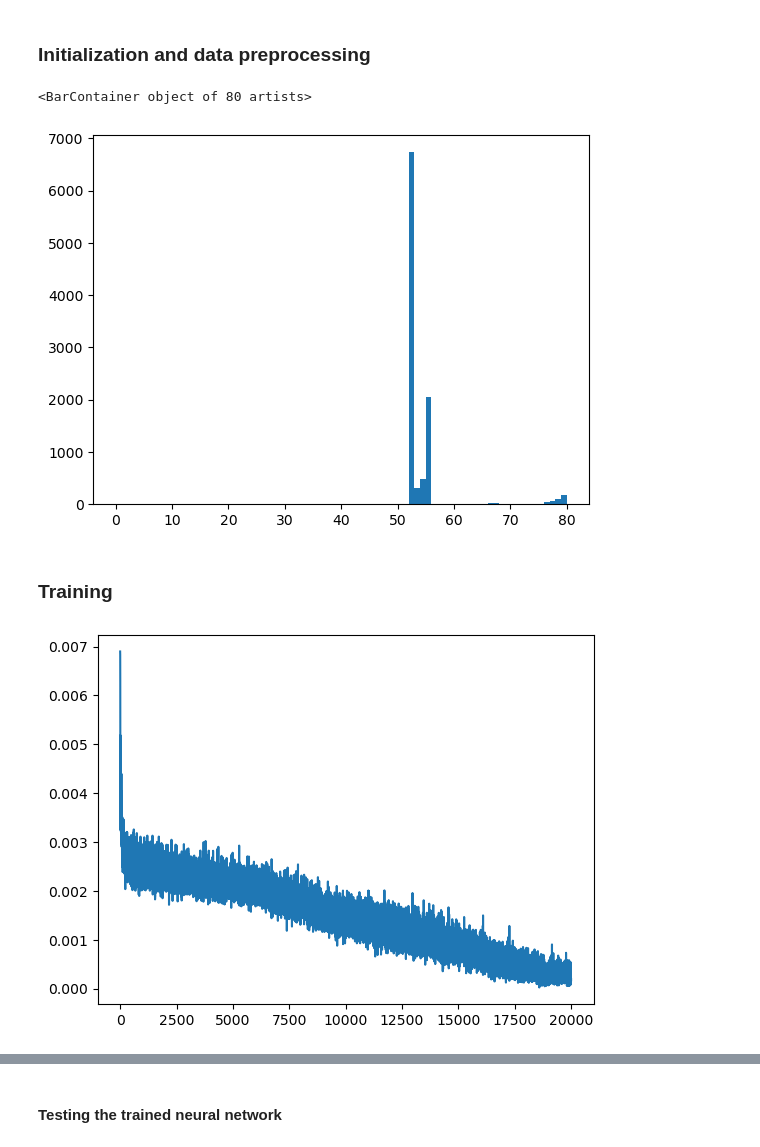
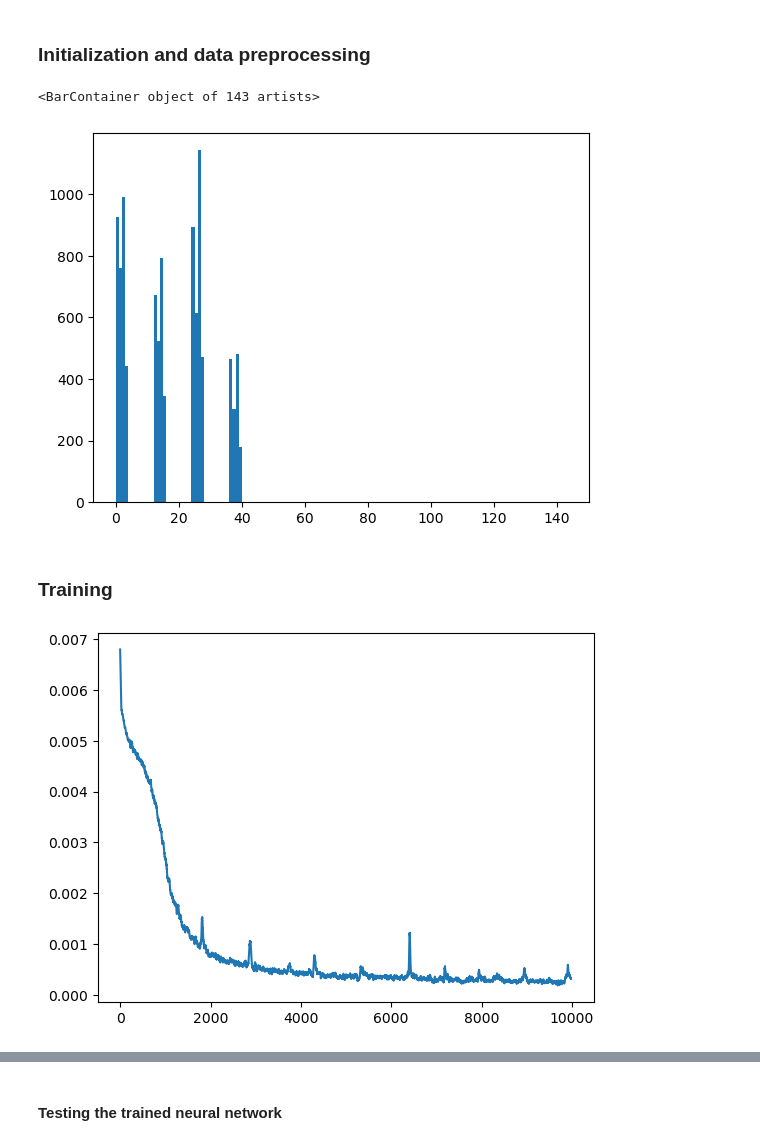
Before and after one commit to fabcaio/railwaynet_learning, a Jupyter notebook: rail_supervised.ipynb, the cells around one changed output, grey strips where cells are left out. Drawn from its saved outputs; the diff is of its cells as text; code cells hidden in the pictures.

```diff
--- a/rail_supervised.ipynb
+++ b/rail_supervised.ipynb
@@ -161,5 +63,4 @@ def decompress_minlp_info(minlp_info_compressed):
 # %%
-# minlp_info_compressed = np.load('data_minlp//data_minlp_N%.2d.npy' %N, allow_pickle=True)
-minlp_info_compressed = np.load('data_minlp//data_minlp_N08_0425.npy', allow_pickle=True)
+minlp_info_compressed = np.load('data_minlp//data_minlp_N08_0606.npy', allow_pickle=True)
 N_datapoints = minlp_info_compressed.shape[0]
 # %%
@@ -223,8 +119,8 @@ stacked_states_train, stacked_labels_train, stacked_states_val, stacked_labels_v
 # %%
 #frequency of optimal actions
-plt.hist(stacked_list_actions[:,0], np.arange(81))[2]
+plt.hist(stacked_list_actions[:,0], np.arange(144))[2]
 # %% [output]
-<BarContainer object of 80 artists>
+<BarContainer object of 143 artists>
-[figure, old version]
+[figure, new version]
 # %% [markdown]
 ### Training
@@ -261,16 +127,15 @@ class Network(nn.Module):
 # %%
-hidden_size=512
+hidden_size=128
 num_layers=1
 lr=1e-3
 
 network = Network(input_size, hidden_size, num_layers, lr, num_actions)
 
-batch_size=32
+batch_size=32 # 4 works well too
 seq_len=N_control
-# input = torch.randn(batch_size, seq_len, input_size)
 # %%
 # training
-N_iter = 20000
+N_iter = 10000
 
 loss_train = np.zeros((N_iter,1))
 loss_val = []
@@ -279,6 +144,8 @@ h0 = torch.zeros(num_layers, batch_size, hidden_size)
 c0 = torch.zeros(num_layers, batch_size, hidden_size)
 
 for i in range(N_iter):
+
+    network.train()
 
     batch = np.random.choice(stacked_states_train.shape[0], batch_size, replace=False)
 
@@ -295,19 +162,28 @@ for i in range(N_iter):
     loss.backward()
     network.optimizer.step()
 
-    if i % 100 == 0:
+    #evaluation on validatation data
+    if i % 1 == 0:
         with torch.no_grad():
+            network.eval()
             batch = np.random.choice(stacked_states_val.shape[0], batch_size, replace=False)
             state_batch_val = torch.tensor(stacked_states_val[batch], dtype=torch.float32)
             labels_batch_val = torch.tensor(stacked_labels_val[batch], dtype=torch.float32)
             net_eval = network(state_batch_val, h0, c0)
             loss_val.append(network.loss(net_eval, labels_batch_val).detach().numpy())
+# %%
+def moving_average(a, n):
+    ret = np.cumsum(a, dtype=float)
+    ret[n:] = ret[n:] - ret[:-n]
+    return ret[n - 1:] / n
 # %%
 # loss_val = np.array(loss_val)
 
-plt.plot(loss_train)
-# plt.plot(loss_val)
+# adjust the length of the moving average window as needed
+window_moving_average = 20
+
+plt.plot(moving_average(loss_train,window_moving_average))
 plt.show()
 # %% [output]
-[figure, old version]
+[figure, new version]
 # %%
```
Also changed, not shown: parts of 28 cells of this notebook, 3 other files.
